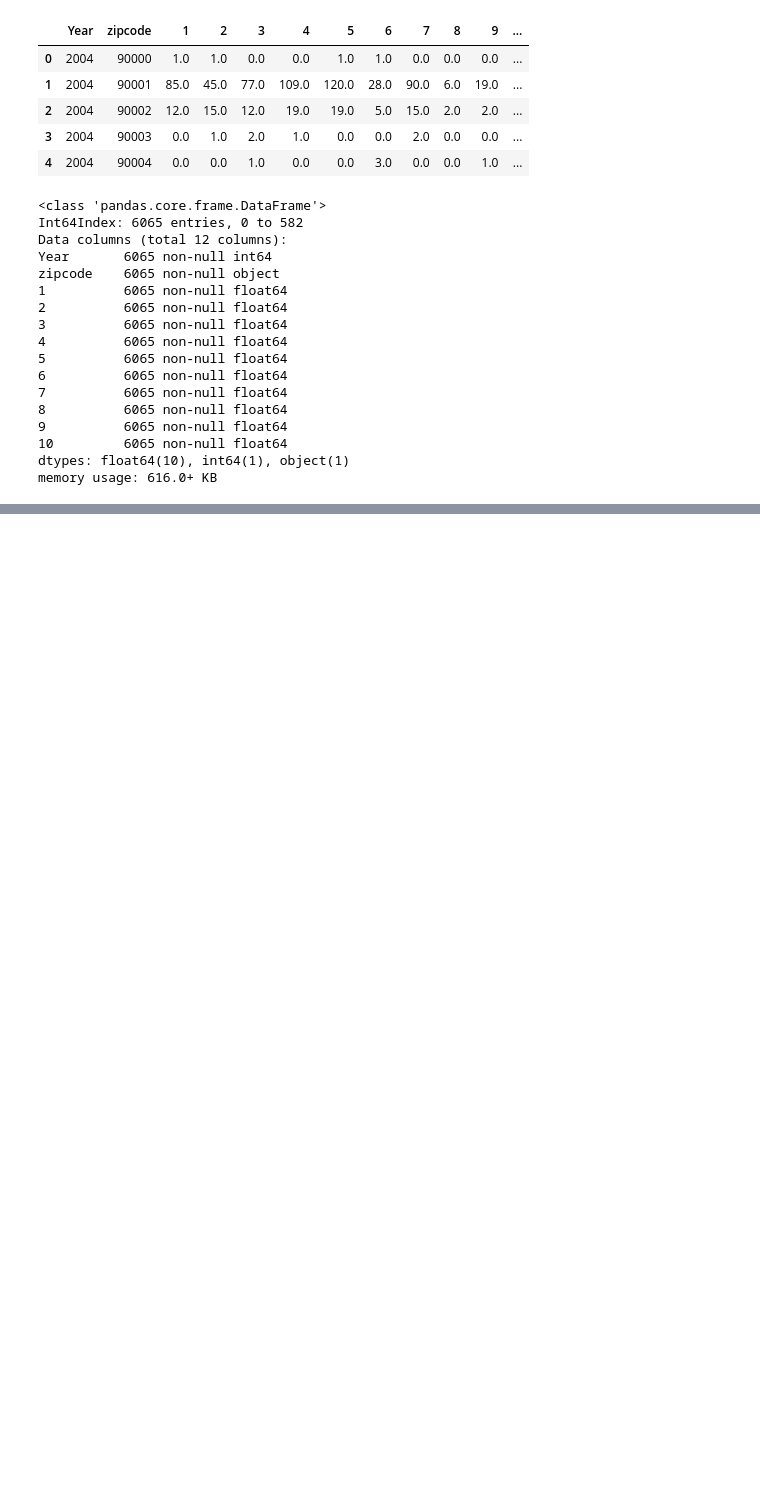
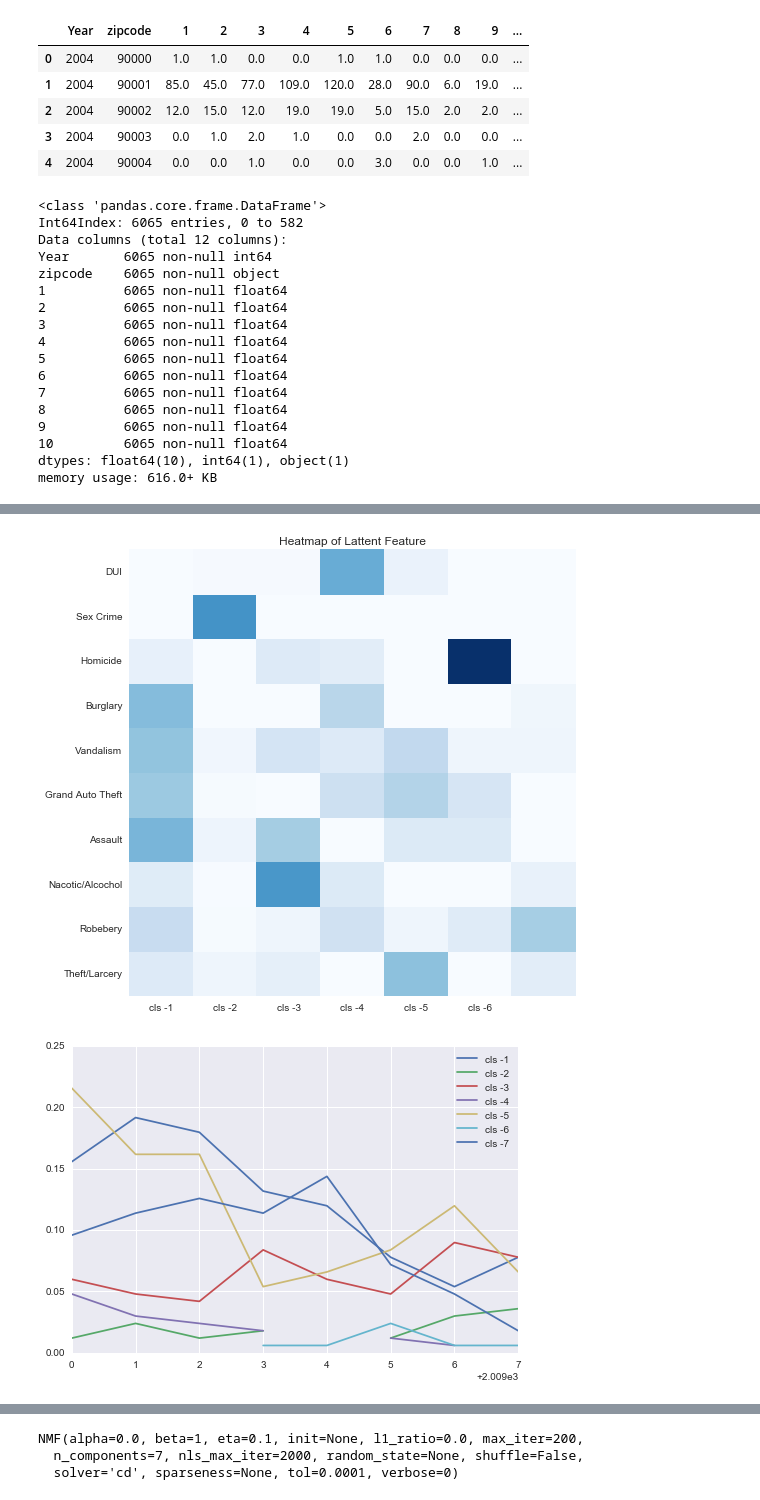
Before and after one commit to livenb/crime_prediction, a Jupyter notebook: compare_city.ipynb, the cells around one changed output, grey strips where cells are left out. Drawn from its saved outputs; the diff is of its cells as text; code cells hidden in the pictures; blank space fills up the shorter version.

```diff
--- a/compare_city.ipynb
+++ b/compare_city.ipynb
@@ -321,3 +328,8 @@ nmf_pipline(dedf, 6)
 NMF(alpha=0.0, beta=1, eta=0.1, init=None, l1_ratio=0.0, max_iter=200,
   n_components=6, nls_max_iter=2000, random_state=None, shuffle=False,
   solver='cd', sparseness=None, tol=0.0001, verbose=0)
+# %%
+nmf_pipline(dedf, 7)
+# %% [output]
+[figure, added]
+[figure, added]
@@ -323,0 +338,3 @@ NMF(alpha=0.0, beta=1, eta=0.1, init=None, l1_ratio=0.0, max_iter=200,
+NMF(alpha=0.0, beta=1, eta=0.1, init=None, l1_ratio=0.0, max_iter=200,
+  n_components=7, nls_max_iter=2000, random_state=None, shuffle=False,
+  solver='cd', sparseness=None, tol=0.0001, verbose=0)
```
Also changed, not shown: parts of 29 cells of this notebook, 1 other file.
